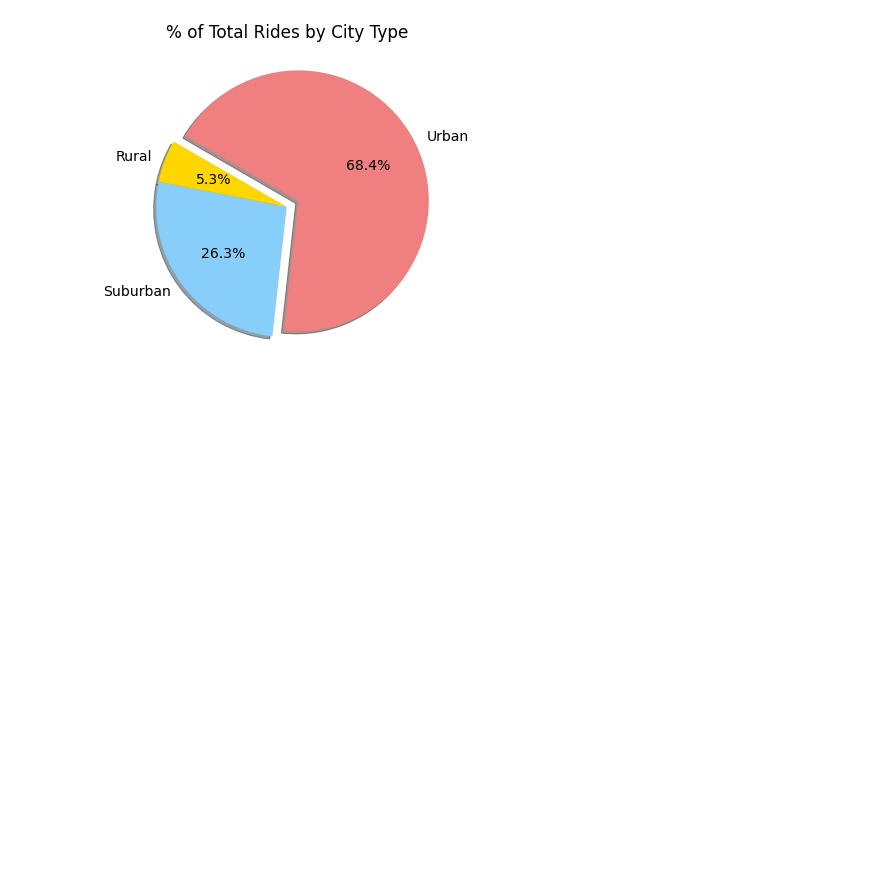
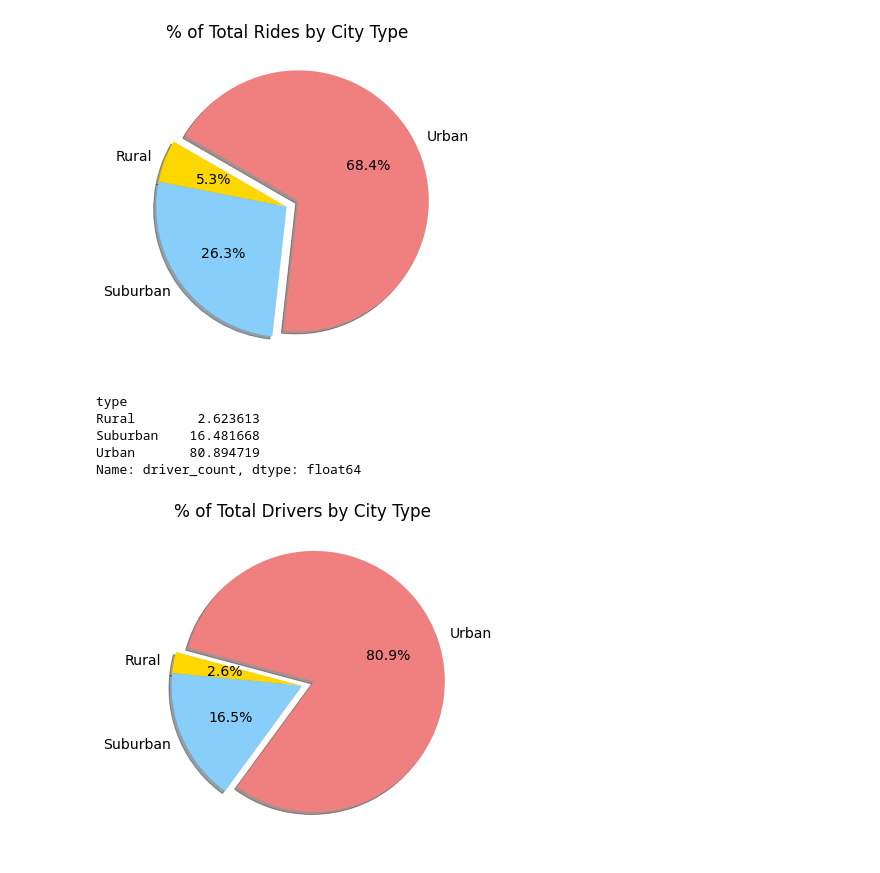
Before and after one commit to CLHollis/PyBer_Analysis, a Jupyter notebook: PyBer.ipynb, the cells around one changed output. Cells and saved outputs as stored; diff of their text form; code cells hidden in the pictures; blank space fills up the shorter version.

Commit message:
add Pie Chart for % of total drivers by city type

```diff
--- a/PyBer.ipynb
+++ b/PyBer.ipynb
@@ -1038,7 +1038,7 @@ Suburban    26.315789
 Urban       68.421053
 Name: ride_id, dtype: float64
 # %%
-# Copy the code block that created the percentage of fares for each city pie chart, and do the following:
+# Copy the code block that created the percentage of fares for each city pie chart, &...
 
 # Replace type_percents with ride_percents, which will represent the values for each pie wedge.
 # We'll use the same arrays for labels and colors as before.
@@ -1059,10 +1059,56 @@ plt.pie(ride_percents,
     shadow=True, startangle=150)
 plt.title("% of Total Rides by City Type")
 # Change the default font size from 10 to 14.
-mpl.rcParams['font.size'] = 18
+mpl.rcParams['font.size'] = 14
 # Save Figure
 plt.savefig("analysis/Fig6.png")
 # Show Figure
 plt.show()
 # %% [output]
 [figure]
+# %%
+#______pie chart__________percentage of total drivers by city type__________
+
+# Calculate the percentage of drivers for each city type.
+# Use the groupby() function on the city_data_df DataFrame and group by the "type" of city column.
+# Apply sum() function on "driver_count" column 2 get Series w/ total # of drivers 4 each city type.
+# Get total # of drivers using sum() funct on "driver_count" column on the city_data_df DataFrame.
+# (Series for the total number of drivers for each city type / number of total drivers) * 100.
+driver_percents = 100 * city_data_df.groupby(["type"]).sum()["driver_count"] / city_data_df["driver_count"].sum()
+#    / city_data_df["driver_count"].sum()
+driver_percents
+# %% [output]
+type
+Rural        2.623613
+Suburban    16.481668
+Urban       80.894719
+Name: driver_count, dtype: float64
+# %%
+# Copy the code block that created the percentage total rides for each city pie chart, &...
+
+# Replace ride_percents with driver_percents, which will represent the values for each pie wedge.
+# We'll use the same arrays for labels and colors as before.
+# We will use the same parameters, explode, autopct, and shadow=True, but change startangle to 165.
+# We'll use the same code to change the font size as before.
+# Change the title to "% of Total Rides by City Type."
+# Save the figure as Fig7.png.
+
+
+# Build percentage of rides by city type pie chart.
+import matplotlib as mpl
+plt.subplots(figsize=(10, 6))
+plt.pie(driver_percents,
+    labels=["Rural", "Suburban", "Urban"],
+    colors=["gold", "lightskyblue", "lightcoral"],
+    explode=[0, 0, 0.1],
+    autopct='%1.1f%%',
+    shadow=True, startangle=165)
+plt.title("% of Total Drivers by City Type")
+# Change the default font size from 10 to 14.
+mpl.rcParams['font.size'] = 14
+# Save Figure
+plt.savefig("analysis/Fig7.png")
+# Show Figure
+plt.show()
+# %% [output]
+[figure, added]
```
Also changed, not shown: parts of 1 cell of this notebook, 1 other file.
